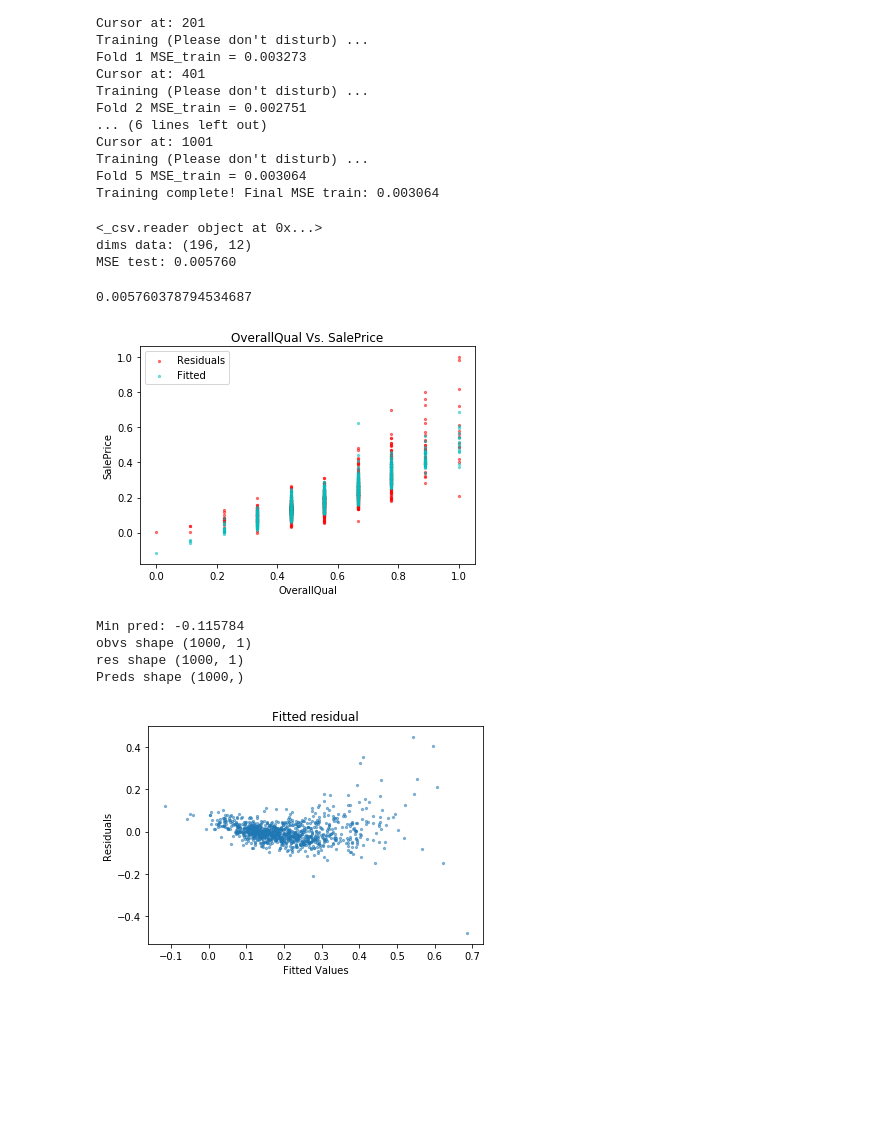
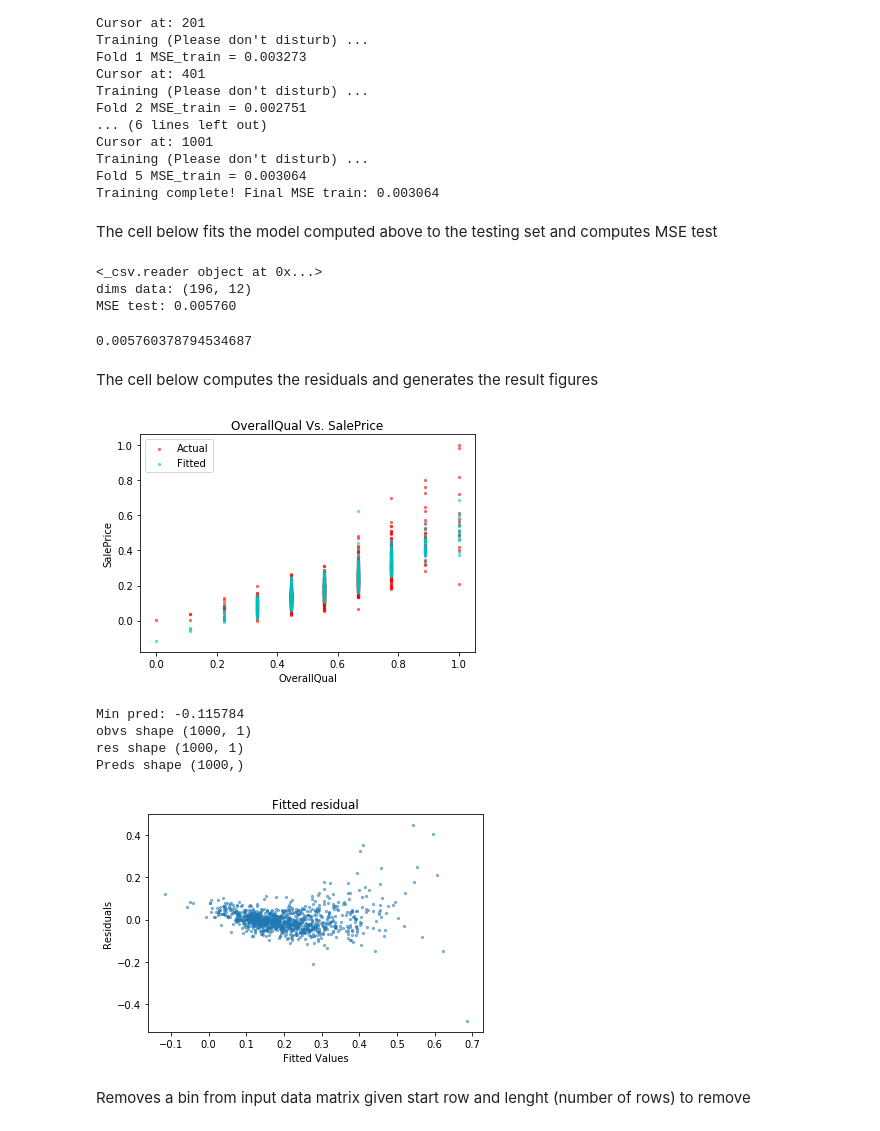
Before and after one commit to PascalPolygon/Neural_Networks, a Jupyter notebook: MP1_housePrices/house_prices.ipynb, the cells around one changed output. Drawn from its saved outputs; the diff is of its cells as text; code cells hidden in the pictures; blank space fills up the shorter version.

```diff
--- a/MP1_housePrices/house_prices.ipynb
+++ b/MP1_housePrices/house_prices.ipynb
@@ -81,6 +83,8 @@ Cursor at: 1001
 Training (Please don't disturb) ...
 Fold 5 MSE_train = 0.003064
 Training complete! Final MSE train: 0.003064
+# %% [markdown]
+The cell below fits the model computed above to the testing set and computes MSE test
 # %%
 test_file = './dataset/testing_set.csv' # Set contains 1st 1000 rows for training
 test_data_mtx = read_csv_file(test_file)
@@ -95,6 +99,8 @@ lin_reg_predict(test_data_mtx, W)
 dims data: (196, 12)
 MSE test: 0.005760
 0.005760378794534687
+# %% [markdown]
+The cell below computes the residuals and generates the result figures
 # %%
 obsv = data_mtx[1:data_mtx.shape[0], 0].astype(float) #observed value
 X = data_mtx[1:data_mtx.shape[0], 1:data_mtx.shape[1]].astype(float)
@@ -104,35 +110,35 @@ area = 5
 overalQual = data_mtx[1:data_mtx.shape[0], 3].astype(float)
 
 fig, ax = plt.subplots()
-ax.scatter(overalQual, obsv, s=area, color='r', marker='o', alpha=0.5, label="Residuals")
+ax.scatter(overalQual, obsv, s=area, color='r', marker='o', alpha=0.5, label="Actual")
 ax.scatter(overalQual, preds, s=area, color='c', marker='o', alpha=0.5, label = "Fitted")
 ax.legend()
 
 plt.title("OverallQual Vs. SalePrice")
 plt.xlabel("OverallQual")
 plt.ylabel("SalePrice")
 plt.savefig("./figures/results/Overqual_vs_SalePrice.png")
 plt.show()
 # plt.plot(preds, res, 'o', color='black');
 # res = obsv - preds
 preds = np.c_[preds]
 obsv = np.c_[obsv]
 res = np.subtract(obsv, preds)
 preds = preds.flatten()
 print('Min pred: %f' % min(preds))
 # print(obsv.shape)
 print("obvs shape %s " % str(obsv.shape))
 print("res shape %s " % str(res.shape))
 # print(res)
 print("Preds shape %s " % str(preds.shape))
 # print(preds)
 plt.title("Fitted residual")
 plt.xlabel("Fitted Values")
 plt.ylabel("Residuals")
 plt.scatter(preds, res, s=area, marker='o', alpha=0.5)
 plt.savefig("./figures/results/fittedResidual.png")
 # %% [output]
-[figure, old version]
+[figure, new version]
 Min pred: -0.115784
 obvs shape (1000, 1)
 res shape (1000, 1)
@@ -157,6 +163,8 @@ def lin_reg_predict(data, W):
     MSE_test = compute_MSE(true_Y, np.dot(X, W))
     print("MSE test: %f" % MSE_test)
     return MSE_test
+# %% [markdown]
+Removes a bin from input data matrix given start row and lenght (number of rows) to remove
 # %%
 def rmv_bin(data_mtx, start, len):
     cursor = start+len
```
Also changed, not shown: parts of 6 cells of this notebook.
